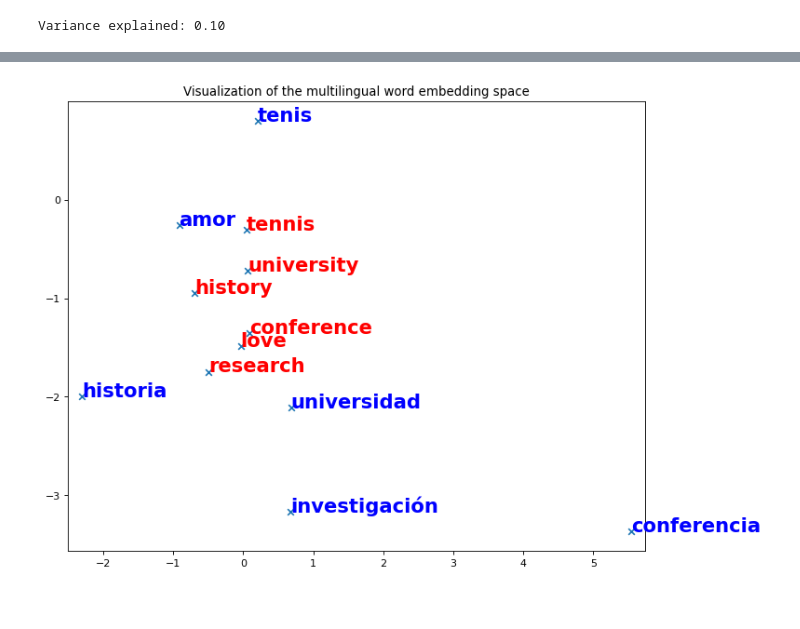
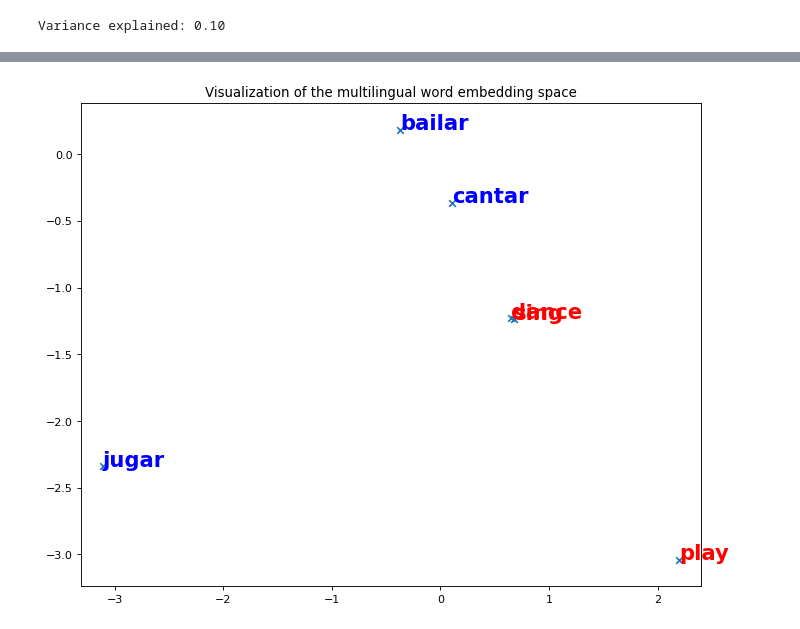
Before and after one commit to BlancaCalvo/crossling_embeddings, a Jupyter notebook: visualiser.ipynb, the cells around one changed output, grey strips where cells are left out. Cells and saved outputs as stored; diff of their text form; code cells hidden in the pictures.

Commit message:
visualizador

```diff
--- a/visualiser.ipynb
+++ b/visualiser.ipynb
@@ -77,7 +77,7 @@ Variance explained: 0.10
 import matplotlib.pyplot as plt
 
 
-def plot_similar_word(src_words, src_word2id, src_emb, tgt_words, tgt_word2id, tgt_emb, pca):
+def plot_similar_word(src_words, src_word2id, src_emb, tgt_words, tgt_word2id, tgt_emb, pca, path_to_save):
 
     Y = []
     word_labels = []
@@ -106,4 +106,18 @@ def plot_similar_word(src_words, src_word2id, src_emb, tgt_words, tgt_word2id, t
     plt.ylim(y_coords.min() - 0.2, y_coords.max() + 0.2)
     plt.title('Visualization of the multilingual word embedding space')
 
-    plt.show()
+    #plt.show()
+    plt.savefig(path_to_save)
+# %%
+# get 5 random input words
+src_words = ['a', 'contra', 'de', 'en']
+tgt_words = ['in', 'against', 'of', 'at']
+
+# assert words in dictionaries
+for sw in src_words:
+    assert sw in src_word2id, '"%s" not in source dictionary' % sw
+for tw in tgt_words:
+    assert tw in tgt_word2id, '"%s" not in target dictionary' % sw
+
+plot_similar_word(src_words, src_word2id, src_embeddings, tgt_words, tgt_word2id, tgt_embeddings, pca,
+                 'prepositions.png')
@@ -110,14 +126,15 @@ def plot_similar_word(src_words, src_word2id, src_emb, tgt_words, tgt_word2id, t
 # %%
 # get 5 random input words
-src_words = ['universidad', 'amor', 'historia', u'tenis',  u'investigación', 'conferencia']
-tgt_words = ['university', 'love', 'history', 'tennis', 'research', 'conference']
+src_words = ['cantar', 'bailar', 'jugar']
+tgt_words = ['sing', 'dance', 'play']
 
 # assert words in dictionaries
 for sw in src_words:
     assert sw in src_word2id, '"%s" not in source dictionary' % sw
 for tw in tgt_words:
     assert tw in tgt_word2id, '"%s" not in target dictionary' % sw
 
-plot_similar_word(src_words, src_word2id, src_embeddings, tgt_words, tgt_word2id, tgt_embeddings, pca)
+plot_similar_word(src_words, src_word2id, src_embeddings, tgt_words, tgt_word2id, tgt_embeddings, pca,
+                 'verbs.png')
 # %% [output]
-[figure, old version]
+[figure, new version]
```
Also changed, not shown: parts of 3 cells of this notebook.
